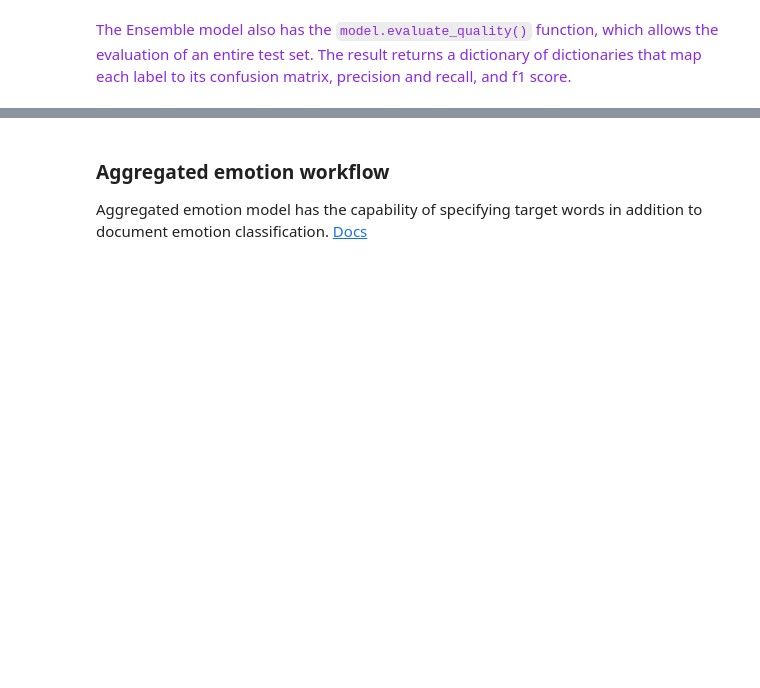
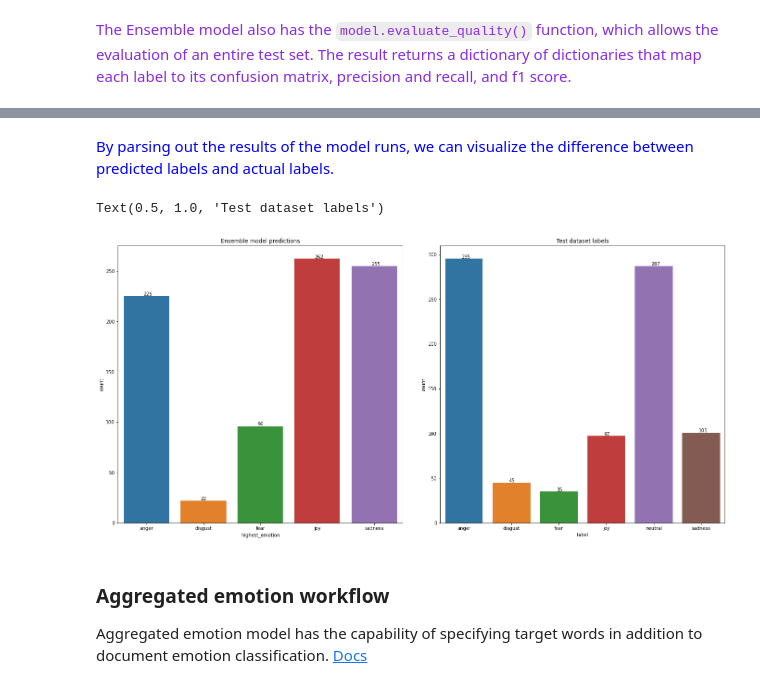
Before and after one commit to ibm-ecosystem-engineering/Watson-NLP, a Jupyter notebook: Emotion-Classification/Emotion Classification - Pre-Trained Models.ipynb, the cells around one changed output, grey strips where cells are left out. Drawn from its saved outputs; the diff is of its cells as text; code cells hidden in the pictures; blank space fills up the shorter version.

```diff
--- a/Emotion-Classification/Emotion Classification - Pre-Trained Models.ipynb
+++ b/Emotion-Classification/Emotion Classification - Pre-Trained Models.ipynb
@@ -193,5 +199,40 @@ Based on the micro precision, recall, and f1 score, this Ensemble model did not
 <br><br>
 *The micro metrics are taken here instead of the macro metrics because of the class imbalance in the data.
+# %% [markdown]
+<span style="color:blue">By parsing out the results of the model runs, we can visualize the difference between predicted labels and actual labels.</span>
+# %%
+def run_emotion(text):
+    emotion_result = ensemble_emotion_model.run(text)
+    emo_dict = {emo.class_name:emo.confidence for emo in emotion_result.classes}
+    return emo_dict
+# %%
+test_df = pd.read_json(test_data_file)
+test_df['label'] = test_df['labels'].str[0]
+test_df['label'] = test_df['label'].replace({'happiness':'joy'})
+# %%
+output = []
+for line in test_df['text']:
+    output.append([line, run_emotion(line)])
+# %%
+emotion_df = pd.DataFrame(output, columns=['text', 'emotions'])
+emotion_df = pd.concat([emotion_df, emotion_df["emotions"].apply(pd.Series)], axis=1)
+emotion_df = emotion_df.drop(['emotions'], axis=1)
+emotion_df['highest_emotion'] = emotion_df[['joy', 'anger', 'sadness', 'fear', 'disgust']].idxmax(axis=1)
+# %%
+figure, ax = plt.subplots(ncols=2, figsize=(20,10))
+figure.tight_layout(pad=5)
+sns.countplot(x=emotion_df['highest_emotion'],  data=emotion_df['highest_emotion'], order=emotion_df['highest_emotion'].value_counts().sort_index().index, ax=ax[0])
+for p, label in zip(ax[0].patches, emotion_df['highest_emotion'].value_counts().sort_index()):
+    ax[0].annotate(label, (p.get_x()+0.35, p.get_height()+0.5))
+ax[0].set_title('Ensemble model predictions')
+
+sns.countplot(x=test_df["label"],  data=test_df["label"], order=test_df["label"].value_counts().sort_index().index, ax=ax[1])
+for p, label in zip(ax[1].patches, test_df["label"].value_counts().sort_index()):
+    ax[1].annotate(label, (p.get_x()+0.35, p.get_height()+0.5))
+ax[1].set_title('Test dataset labels')
+# %% [output]
+Text(0.5, 1.0, 'Test dataset labels')
+[figure, added]
 # %% [markdown]
 <a id="aggregated"></a>
 ### Aggregated emotion workflow
```
Also changed, not shown: parts of 18 cells of this notebook.
